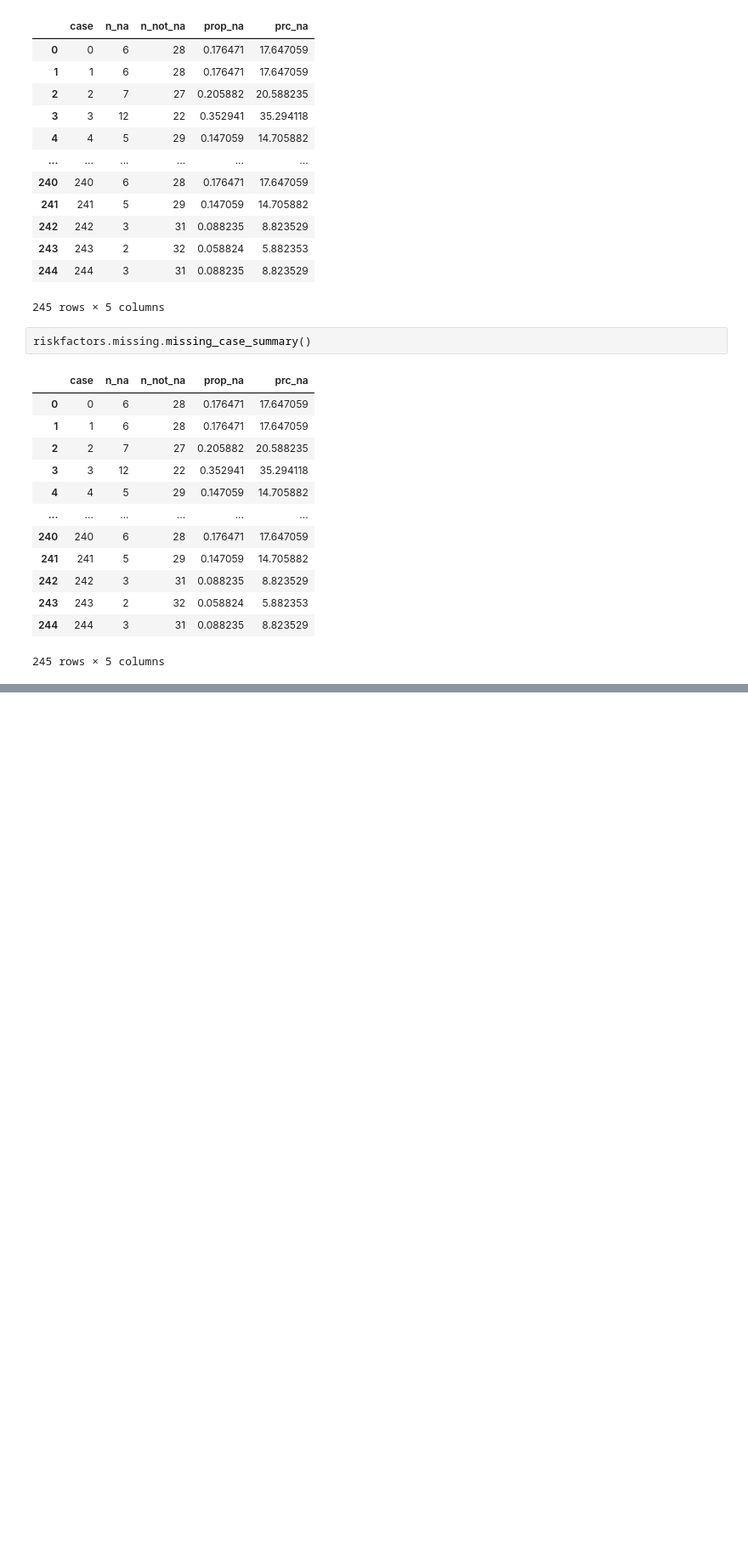
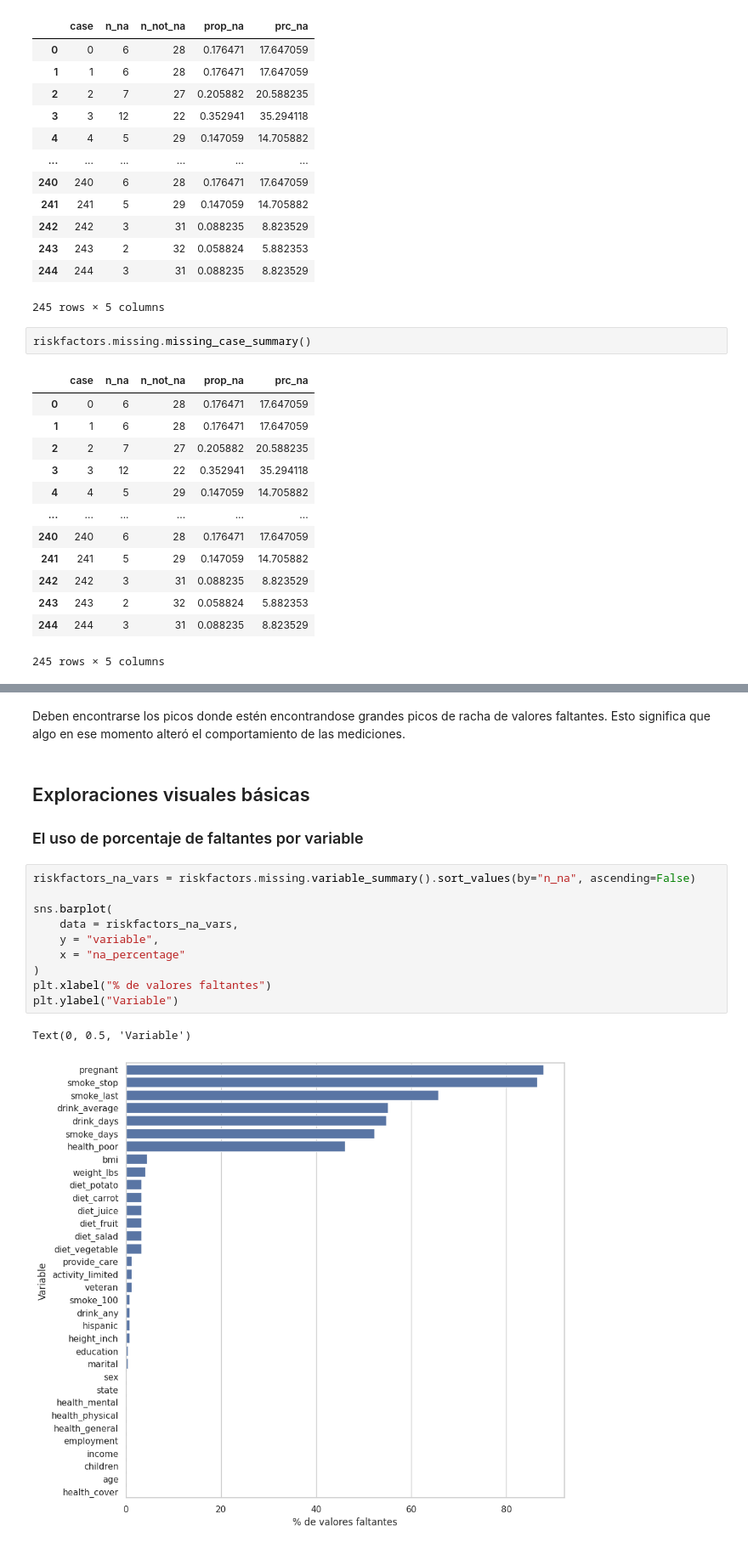
Before and after one commit to Changeryto/Manejo_de_NA_en_Python, a Jupyter notebook: notebooks/03-RTG-Tabular_valores_faltantes.ipynb, the cells around one changed output, grey strips where cells are left out. Shown: that part at 85% size. Cells and saved outputs as stored; diff of their text form; blank space fills up the shorter version.

Commit message:
Se añaden las funciones para manejar valores faltantes, y sus test unitarios, y avance en la tabulación de valores faltantes.

```diff
--- a/notebooks/03-RTG-Tabular_valores_faltantes.ipynb
+++ b/notebooks/03-RTG-Tabular_valores_faltantes.ipynb
@@ -173,0 +234,19 @@ riskfactors.missing.missing_case_summary()
+# %% [markdown]
+Deben encontrarse los picos donde estén encontrandose grandes picos de racha de valores faltantes. Esto significa que algo en ese momento alteró el comportamiento de las mediciones.
+# %% [markdown]
+## Exploraciones visuales básicas
+
+### El uso de porcentaje de faltantes por variable
+# %%
+riskfactors_na_vars = riskfactors.missing.variable_summary().sort_values(by="n_na", ascending=False)
+
+sns.barplot(
+    data = riskfactors_na_vars,
+    y = "variable",
+    x = "na_percentage"
+)
+plt.xlabel("% de valores faltantes")
+plt.ylabel("Variable")
+# %% [output]
+Text(0, 0.5, 'Variable')
+[figure, added]
```
Also changed, not shown: parts of 17 cells of this notebook, 2 other files.
